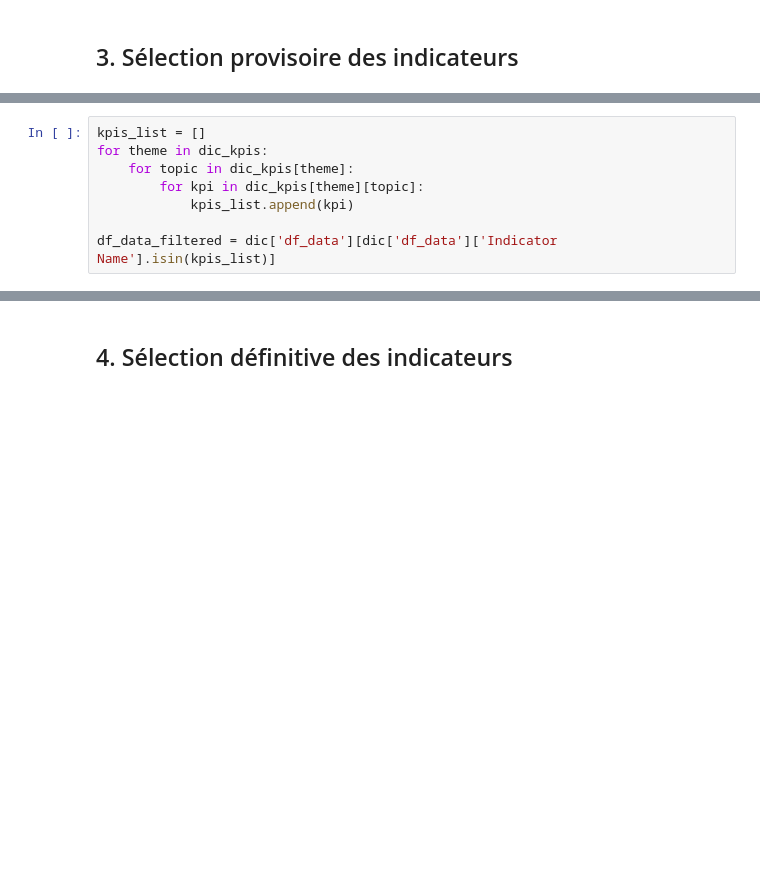
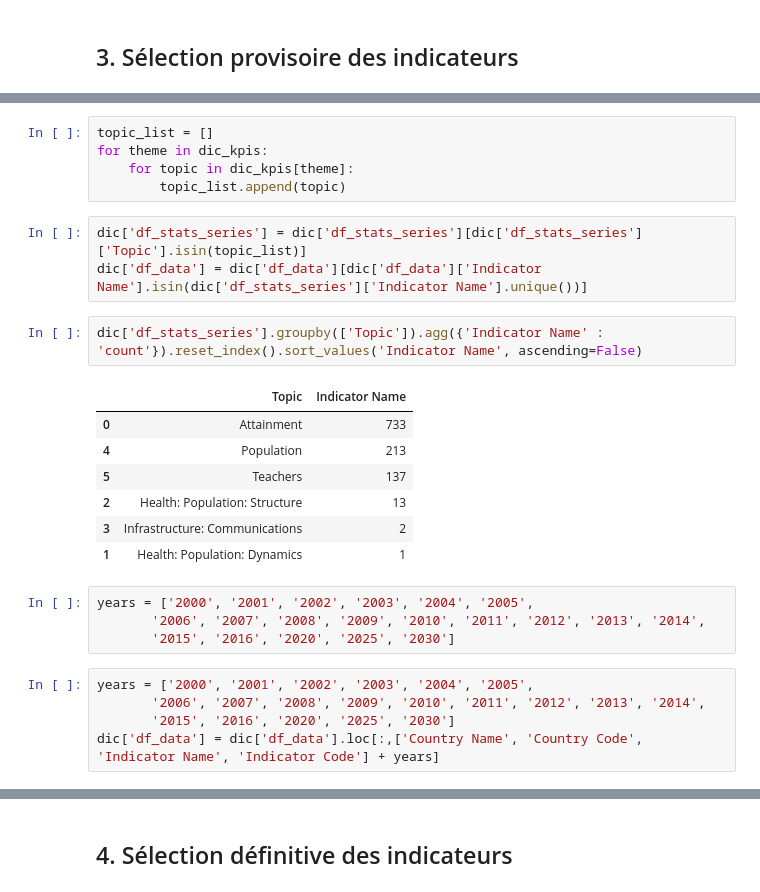
Before and after one commit to NassimNaoui/analyse_systemes_educatifs, a Jupyter notebook: notebooks/Analysez des données de systèmes éducatifs.ipynb, the cells around one changed output, grey strips where cells are left out. Cells and saved outputs as stored; diff of their text form; blank space fills up the shorter version.

```diff
--- a/notebooks/Analysez des données de systèmes éducatifs.ipynb
+++ b/notebooks/Analysez des données de systèmes éducatifs.ipynb
@@ -296,8 +228,0 @@ dic_kpis = {
-# %%
-kpis_list = []
-for theme in dic_kpis:
-    for topic in dic_kpis[theme]:
-        for kpi in dic_kpis[theme][topic]:
-            kpis_list.append(kpi)
-
-df_data_filtered = dic['df_data'][dic['df_data']['Indicator Name'].isin(kpis_list)]
@@ -341,0 +245,27 @@ kpis_na_rate
+# %%
+topic_list = []
+for theme in dic_kpis:
+    for topic in dic_kpis[theme]:
+        topic_list.append(topic)
+# %%
+dic['df_stats_series'] = dic['df_stats_series'][dic['df_stats_series']['Topic'].isin(topic_list)]
+dic['df_data'] = dic['df_data'][dic['df_data']['Indicator Name'].isin(dic['df_stats_series']['Indicator Name'].unique())]
+# %%
+dic['df_stats_series'].groupby(['Topic']).agg({'Indicator Name' : 'count'}).reset_index().sort_values('Indicator Name', ascending=False)
+# %% [output]
+|  | Topic | Indicator Name |
+| 0 | Attainment | 733 |
+| 4 | Population | 213 |
+| 5 | Teachers | 137 |
+| 2 | Health: Population: Structure | 13 |
+| 3 | Infrastructure: Communications | 2 |
+| 1 | Health: Population: Dynamics | 1 |
+# %%
+years = ['2000', '2001', '2002', '2003', '2004', '2005',
+       '2006', '2007', '2008', '2009', '2010', '2011', '2012', '2013', '2014',
+       '2015', '2016', '2020', '2025', '2030']
+# %%
+years = ['2000', '2001', '2002', '2003', '2004', '2005',
+       '2006', '2007', '2008', '2009', '2010', '2011', '2012', '2013', '2014',
+       '2015', '2016', '2020', '2025', '2030']
+dic['df_data'] = dic['df_data'].loc[:,['Country Name', 'Country Code', 'Indicator Name', 'Indicator Code'] + years]
```
Also changed, not shown: parts of 11 cells of this notebook.
